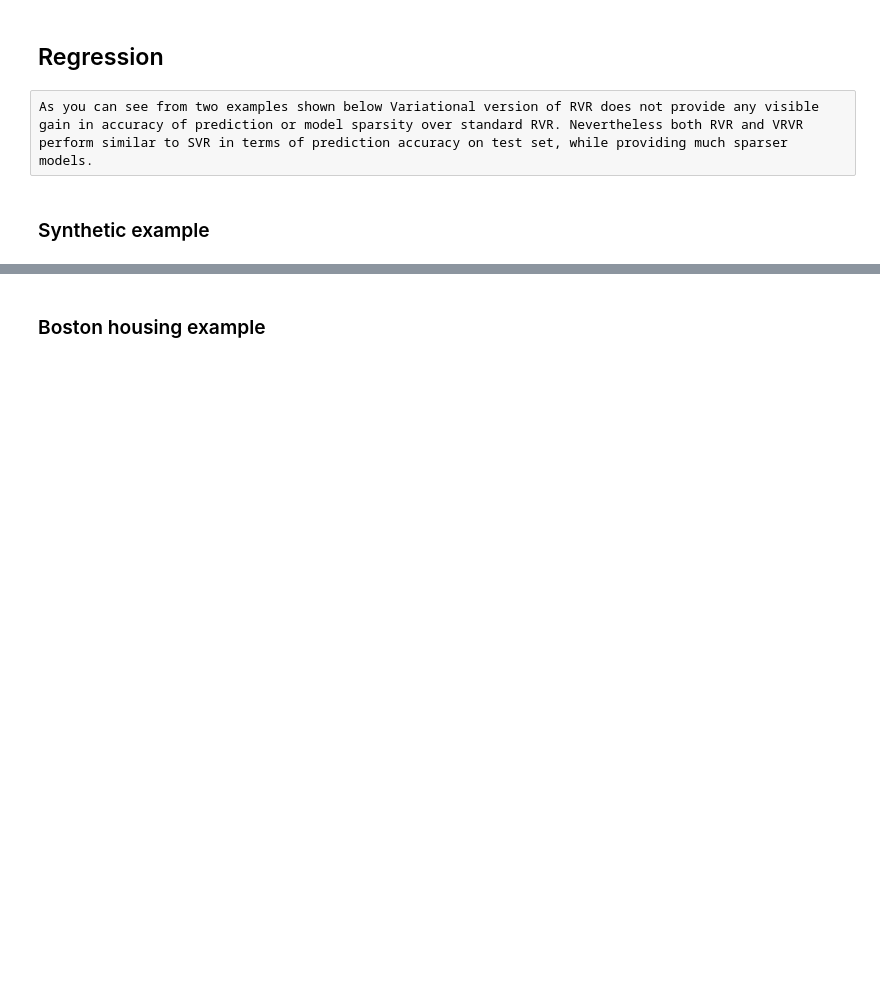
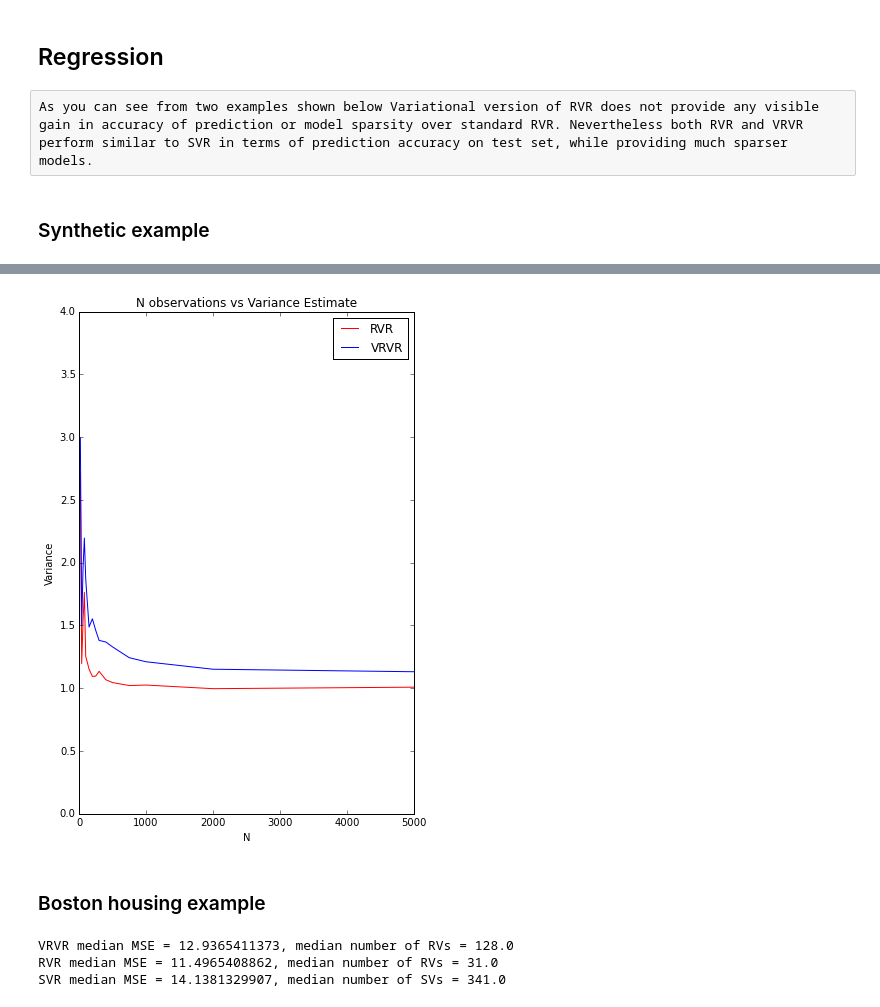
Before and after one commit to AmazaspShumik/sklearn-bayes, a Jupyter notebook: Variational RVM & Variational ARD /variational_rvm_notebook.ipynb, the cells around one changed output, grey strips where cells are left out. Drawn from its saved outputs; the diff is of its cells as text; code cells hidden in the pictures; blank space fills up the shorter version.

```diff
--- a/Variational RVM & Variational ARD /variational_rvm_notebook.ipynb
+++ b/Variational RVM & Variational ARD /variational_rvm_notebook.ipynb
@@ -105,3 +119,16 @@ plt.title('')
+# %%
+# comparing estimate of variance : vrvr vs rvr
+plt.figure(figsize = (6,9))
+plt.plot(n,var_rvr,'r-',label = 'RVR')
+plt.plot(n,var_vrvr,'b-',label = "VRVR")
+plt.xlabel('N')
+plt.ylim((0,4))
+plt.ylabel('Variance')
+plt.title('N observations vs Variance Estimate')
+plt.legend()
+plt.show()
+# %% [output]
+[figure, added]
 # %% [markdown]
 ### Boston housing example
 # %%
@@ -112,13 +139,13 @@ n_sim       = 100
 boston      = load_boston()
 XXb,YYb     = scale(boston["data"]),boston["target"]
 
-
 # MSE & Relevant Vectors
 mse_rvr,mse_vrvr,mse_svr = [],[],[]
 rvs_rvr,rvs_vrvr,rvs_svr = [],[],[]
+var_rvr,var_vrvr         = [],[]
 
 for i in range(n_sim):
-    Xb,xb,Yb,yb = train_test_split(XXb,YYb,test_size = 0.7)
+    Xb,xb,Yb,yb = train_test_split(XXb,YYb,test_size = 0.3)
 
     # RVM
     rvrb = SparseBayesianLearner(method = "fixed-point",learn_type = "regression",alpha_max=1e+3,
@@ -126,33 +153,39 @@ for i in range(n_sim):
                                                                                   kernel="poly",
                                                                                   p_order = 3)
     rvrb.fit(Xb,Yb)
-    y_rvrb,var  = rvrb.predictive_distribution(xb)
-    rvrb_err   = mse(y_rvrb,yb)
-    rvrb_rvs   = np.sum(rvrb.active[1:])
+    y_rvrb,var_rvrb   = rvrb.predictive_distribution(xb)
+    rvrb_err          = mse(y_rvrb,yb)
+    rvrb_rvs          = np.sum(rvrb.active[1:])
     mse_rvr.append(rvrb_err); rvs_rvr.append(rvrb_rvs)
+    var_rvr.append(np.mean(var_rvrb))
 
     # VRVM
-    vrvrb            = VRVR(Xb,Yb,kernel = "poly", scaler = 10, prune_thresh = 1e-4, order = 3)
+    vrvrb             = VRVR(Xb,Yb,kernel = "poly", scaler = 10, prune_thresh = 1e-4, order = 3)
     vrvrb.fit()
-    y_vrvr,var_vrvr  = vrvrb.predict_dist(xb)
-    vrvrb_err        = mse(y_vrvr,yb)
-    vrvrb_rvs        = np.sum(vrvrb.active[1:])
+    y_vrvr,var_vrvrb  = vrvrb.predict_dist(xb)
+    vrvrb_err         = mse(y_vrvr,yb)
+    vrvrb_rvs         = np.sum(vrvrb.active[1:])
     mse_vrvr.append(vrvrb_err); rvs_vrvr.append(vrvrb_rvs)
+    var_vrvr.append(np.mean(var_vrvrb))
 
-    # SVR
-    svr              = GridSearchCV( SVR(kernel='poly',coef0=1,degree=3),
-                                     param_grid = {"gamma":np.logspace(-2,2,5),
-                                                   "C":np.logspace(-3,3,7)},
-                                     cv = 5)
+    # SVR ('gamma' can't be larger than 1, SVR hangs )
+    svr               = GridSearchCV(SVR(kernel='poly',coef0=1,degree=3),
+                                     param_grid = {"gamma":[0.01,0.02,0.05,0.08,0.001,0.005,0.008],
+                                                  "C":np.logspace(-3,3,7)},
+                                    cv = 3)
     svr.fit(Xb,Yb)
-    y_svr            = svr.predict(xb)
-    svr_err          = mse(y_svr,yb)
-    svr_rvs          = np.shape(svr.best_estimator_.support_vectors_)[0]
+    y_svr             = svr.predict(xb)
+    svr_err           = mse(y_svr,yb)
+    svr_rvs           = np.shape(svr.best_estimator_.support_vectors_)[0]
     mse_svr.append(svr_err); rvs_svr.append(svr_rvs)
 
 
 print "VRVR median MSE = {0}, median number of RVs = {1}".format(np.median(mse_vrvr),np.median(rvs_vrvr))
 print "RVR median MSE = {0}, median number of RVs = {1}".format(np.median(mse_rvr),np.median(rvs_rvr))
 print "SVR median MSE = {0}, median number of SVs = {1}".format(np.median(mse_svr),np.median(rvs_svr))
+# %% [output]
+VRVR median MSE = 12.9365411373, median number of RVs = 128.0
+RVR median MSE = 11.4965408862, median number of RVs = 31.0
+SVR median MSE = 14.1381329907, median number of SVs = 341.0
 # %%
 # comparing prediction accuracy on test set in terms of MSE
```
Also changed, not shown: parts of 9 cells of this notebook, 1 other file.
